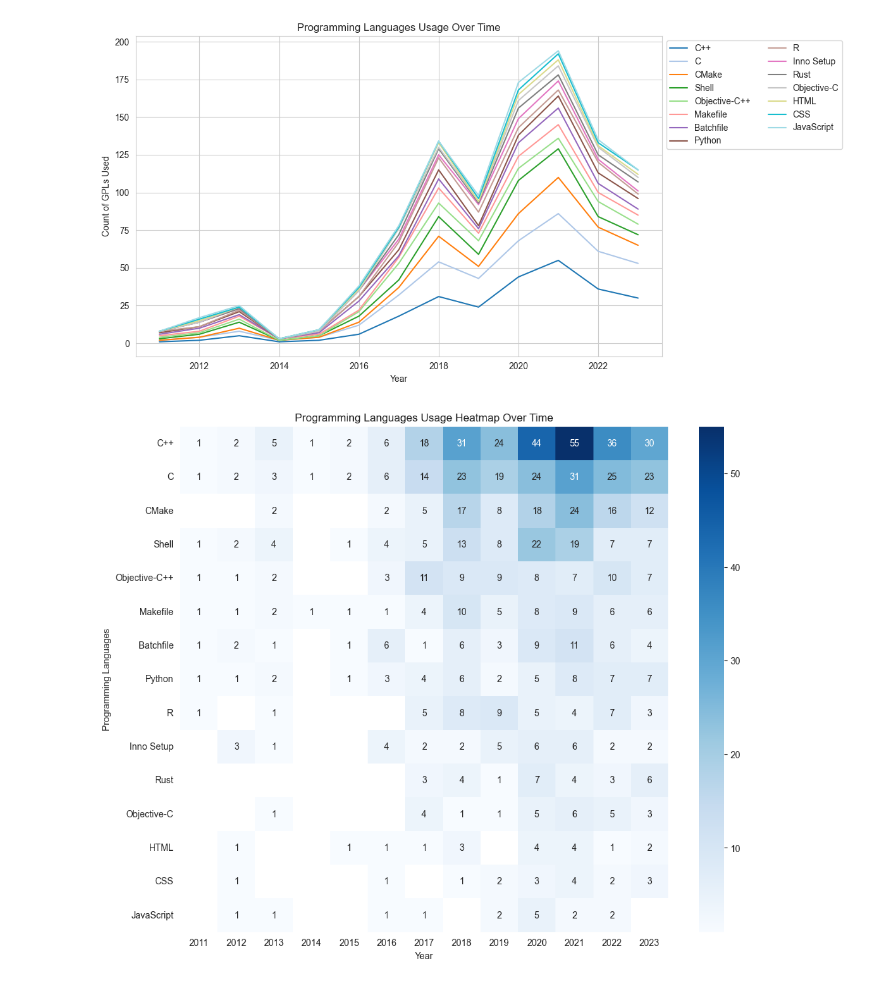
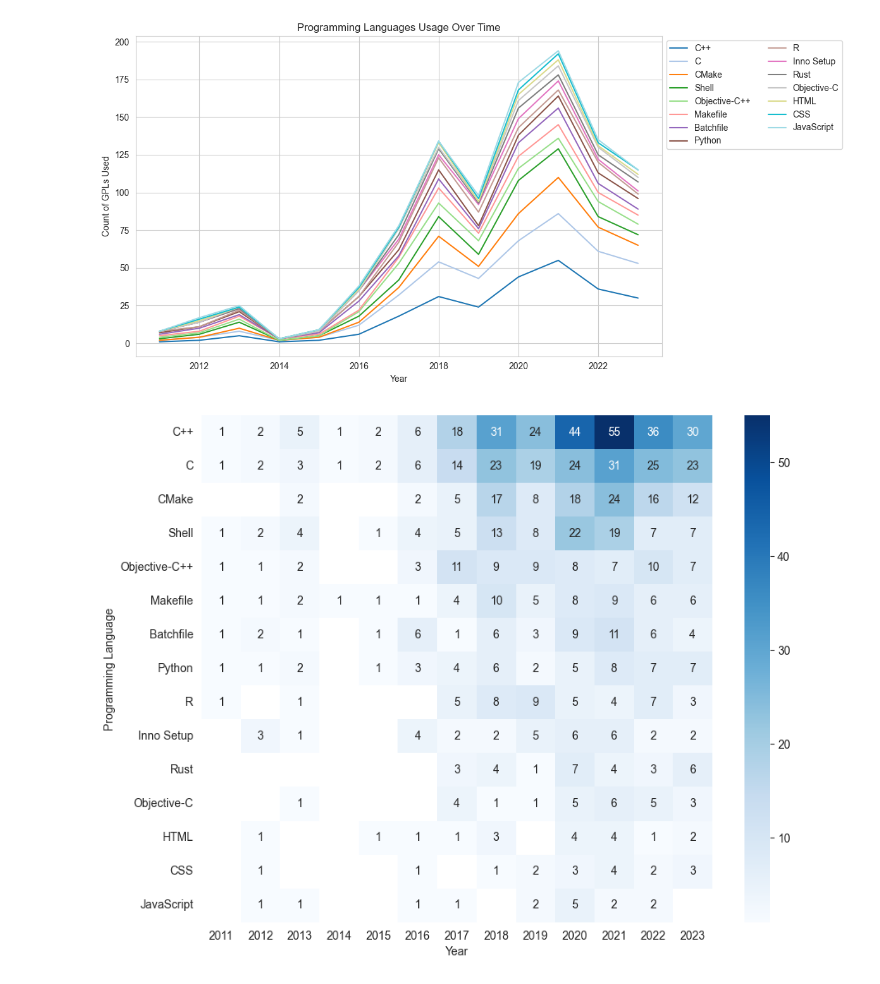
Before and after one commit to iivanoo/VST-plugins-replication-package, a Jupyter notebook: Quantitative analysis/rq2.ipynb, the cells around one changed output. Saved outputs shown, nothing was run; the diff lists cells and outputs as text; code cells hidden in the pictures.

```diff
--- a/Quantitative analysis/rq2.ipynb
+++ b/Quantitative analysis/rq2.ipynb
@@ -138,4 +140,6 @@ Error: 'NoneType' object is not subscriptable
 297    None
 298    None
 Length: 299, dtype: object
+# %%
+df_languages =pd.read_csv('CSVs Used/full_programming_languages.csv')
 # %%
@@ -332,18 +338,19 @@ plt.show()
 # %%
 top_15_GPLs = top_15_GPLs.fillna(0)
 
 # Step 2: Create a mask for zero values
 mask = (top_15_GPLs.T == 0)
 
 # Step 3: Create the heatmap
-plt.figure(figsize=(12, 10))
+plt.figure(figsize=(10, 8))
 sns.heatmap(top_15_GPLs.T, annot=True, fmt='g', cmap='Blues', mask=mask, cbar=True)
 
 # Step 4: Customize the plot
-plt.title("Programming Languages Usage Heatmap Over Time")
+# plt.title("Programming Languages Usage Heatmap Over Time")
 plt.xlabel("Year")
 plt.grid(False)
-plt.ylabel("Programming Languages")
+plt.ylabel("Programming Language")
+plt.savefig('GPLs_per_year.png',bbox_inches = 'tight')
 plt.show()
 # %% [output]
-[figure, old version]
+[figure, new version]
```
Also changed, not shown: parts of 18 cells of this notebook, 1 other file.
